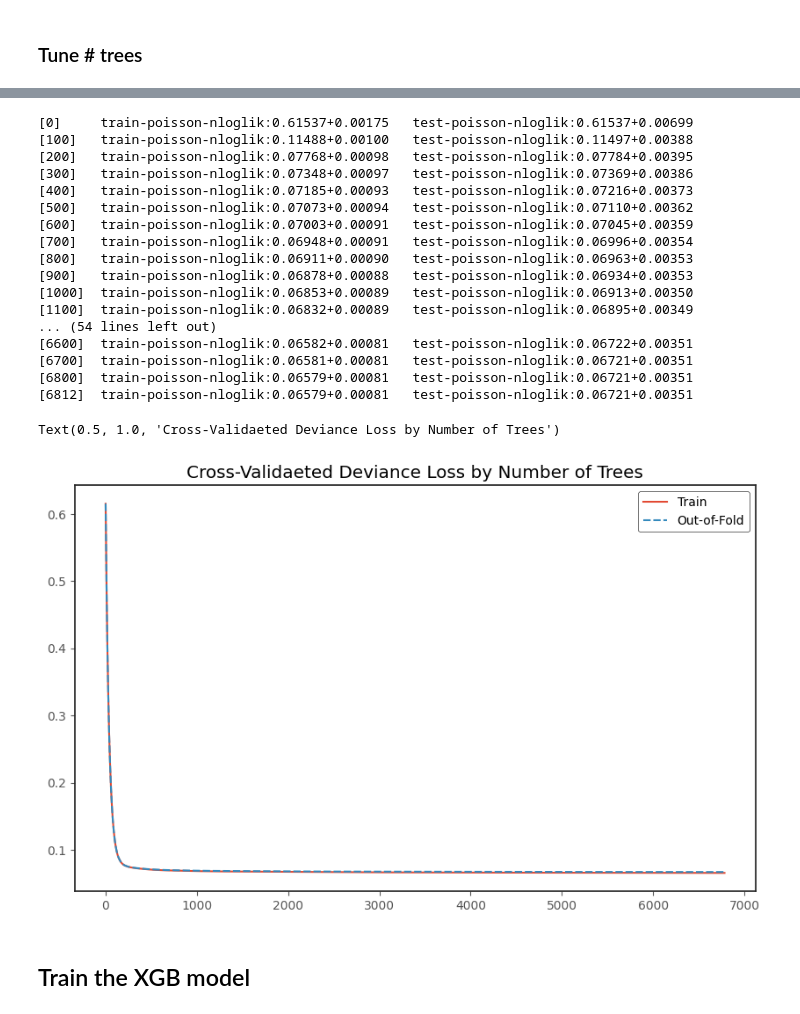
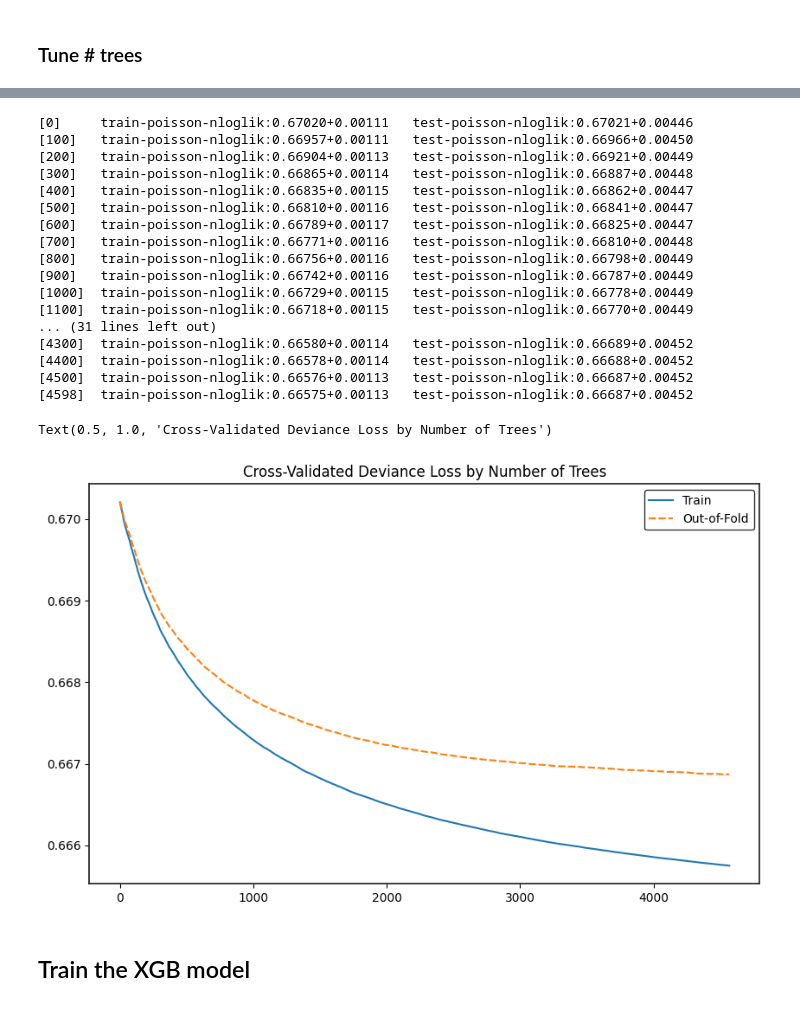
Before and after one commit to ckjackytam/ifoa-ds-health-care-wp, a Jupyter notebook: Python/big-pitch/03 - Interaction Detection with GBM.ipynb, the cells around one changed output, grey strips where cells are left out. Drawn from its saved outputs; the diff is of its cells as text; code cells hidden in the pictures.

Commit message:
Interaction detect V2

```diff
--- a/Python/big-pitch/03 - Interaction Detection with GBM.ipynb
+++ b/Python/big-pitch/03 - Interaction Detection with GBM.ipynb
@@ -52,16 +52,18 @@ act_death = "Death_Count"
 exp_death = "ExpDth_VBT2015_Cnt"
 exp_death_mi = "ExpDth_VBT2015wMI_Cnt"
 gam_rel_death = "ypred_death_count_rel"
+data_version = "_v2"
+model_version = "_v2"
 
 # Data
-data_file = "export/Modelling_data (Filtered, Synchronised Attained_Age and Grouped by Selected Features).parquet"
-sf_pred_file = "export/Single Factor Model Predictions.parquet"
+data_file = f"export/Modelling_data (Filtered and Grouped by Selected Features){data_version}.parquet"
+sf_pred_file = f"export/Single Factor Model Predictions{model_version}.parquet"
 
 # Define the modelling log that records key metrics in this notebook
-modelling_log = f"output/03_model_note_xgb_interaction_detection.xlsx"
+modelling_log = f"output/03_model_note_xgb_interaction_detection{model_version}.xlsx"
 
 # Define the name of the residual GBM model
-xgb_output = f"output/residual_xgb.json"
+xgb_output = f"output/residual_xgb{model_version}.json"
 # %% [markdown]
 ## Create Modelling Data
 # %%
@@ -116,8 +118,9 @@ dtype: int64
 num_feat = [
     "Observation_Year",
     "Duration",
-    "Attained_Age_Sync",
-    "Face_Amount_Band_ordinal"
+    "Attained_Age",
+    "Face_Amount_Band_ordinal",
+    "Issue_Age",
 ]
 
 # Define the list of categorical features
@@ -224,6 +227,11 @@ seed = 1997
 num_boost_round = 10000
 early_stopping_round = 30
 n_trials = 50
+monotone_constraints = {
+    "Issue_Age": 1,
+    "Duration": 1,
+    "Face_Amount_Band_ordinal": -1,
+}
 
 ###########################################################################
 ###########################################################################
@@ -370,7 +378,8 @@ all_params = {
     "eval_metric": metric,
     "device": device,
     "seed": seed,
-    **best_params
+    "monotone_constraints": monotone_constraints,
+    **best_params,
 }
 
 verbose = 100
@@ -389,48 +398,48 @@ xgb_cv = xgb.cv(
     verbose_eval=verbose,
 )
 # %% [output]
-[0]     train-poisson-nloglik:0.61537+0.00175   test-poisson-nloglik:0.61537+0.00699
-[100]   train-poisson-nloglik:0.11488+0.00100   test-poisson-nloglik:0.11497+0.00388
-[200]   train-poisson-nloglik:0.07768+0.00098   test-poisson-nloglik:0.07784+0.00395
-[300]   train-poisson-nloglik:0.07348+0.00097   test-poisson-nloglik:0.07369+0.00386
-[400]   train-poisson-nloglik:0.07185+0.00093   test-poisson-nloglik:0.07216+0.00373
-[500]   train-poisson-nloglik:0.07073+0.00094   test-poisson-nloglik:0.07110+0.00362
-[600]   train-poisson-nloglik:0.07003+0.00091   test-poisson-nloglik:0.07045+0.00359
-[700]   train-poisson-nloglik:0.06948+0.00091   test-poisson-nloglik:0.06996+0.00354
-[800]   train-poisson-nloglik:0.06911+0.00090   test-poisson-nloglik:0.06963+0.00353
-[900]   train-poisson-nloglik:0.06878+0.00088   test-poisson-nloglik:0.06934+0.00353
-[1000]  train-poisson-nloglik:0.06853+0.00089   test-poisson-nloglik:0.06913+0.00350
-[1100]  train-poisson-nloglik:0.06832+0.00089   test-poisson-nloglik:0.06895+0.00349
-... (54 lines left out)
-[6600]  train-poisson-nloglik:0.06582+0.00081   test-poisson-nloglik:0.06722+0.00351
-[6700]  train-poisson-nloglik:0.06581+0.00081   test-poisson-nloglik:0.06721+0.00351
-[6800]  train-poisson-nloglik:0.06579+0.00081   test-poisson-nloglik:0.06721+0.00351
-[6812]  train-poisson-nloglik:0.06579+0.00081   test-poisson-nloglik:0.06721+0.00351
+[0]     train-poisson-nloglik:0.67020+0.00111   test-poisson-nloglik:0.67021+0.00446
+[100]   train-poisson-nloglik:0.66957+0.00111   test-poisson-nloglik:0.66966+0.00450
+[200]   train-poisson-nloglik:0.66904+0.00113   test-poisson-nloglik:0.66921+0.00449
+[300]   train-poisson-nloglik:0.66865+0.00114   test-poisson-nloglik:0.66887+0.00448
+[400]   train-poisson-nloglik:0.66835+0.00115   test-poisson-nloglik:0.66862+0.00447
+[500]   train-poisson-nloglik:0.66810+0.00116   test-poisson-nloglik:0.66841+0.00447
+[600]   train-poisson-nloglik:0.66789+0.00117   test-poisson-nloglik:0.66825+0.00447
+[700]   train-poisson-nloglik:0.66771+0.00116   test-poisson-nloglik:0.66810+0.00448
+[800]   train-poisson-nloglik:0.66756+0.00116   test-poisson-nloglik:0.66798+0.00449
+[900]   train-poisson-nloglik:0.66742+0.00116   test-poisson-nloglik:0.66787+0.00449
+[1000]  train-poisson-nloglik:0.66729+0.00115   test-poisson-nloglik:0.66778+0.00449
+[1100]  train-poisson-nloglik:0.66718+0.00115   test-poisson-nloglik:0.66770+0.00449
+... (31 lines left out)
+[4300]  train-poisson-nloglik:0.66580+0.00114   test-poisson-nloglik:0.66689+0.00452
+[4400]  train-poisson-nloglik:0.66578+0.00114   test-poisson-nloglik:0.66688+0.00452
+[4500]  train-poisson-nloglik:0.66576+0.00113   test-poisson-nloglik:0.66687+0.00452
+[4598]  train-poisson-nloglik:0.66575+0.00113   test-poisson-nloglik:0.66687+0.00452
 # %%
 xgb_cv.rename(
     columns={f"train-{metric}-mean": "Train", f"test-{metric}-mean": "Out-of-Fold"},
     inplace=True,
 )
 
 plt.rcParams["axes.edgecolor"] = "0.15"
 plt.rcParams["axes.linewidth"]  = 1.25
 plt.rcParams["figure.figsize"] = [10, 6]
 
 fig, ax = plt.subplots(1)
 
 sns.lineplot(
     data=xgb_cv[["Train", "Out-of-Fold"]],
     ax=ax,
 )
 
 ax.grid(False)
 ax.set_facecolor("white")
 
 ax.legend(facecolor="white", edgecolor="black")
-ax.set_title(f"Cross-Validaeted Deviance Loss by Number of Trees")
+ax.set_title(f"Cross-Validated Deviance Loss by Number of Trees")
 # %% [output]
-Text(0.5, 1.0, 'Cross-Validaeted Deviance Loss by Number of Trees')
+Text(0.5, 1.0, 'Cross-Validated Deviance Loss by Number of Trees')
-[figure, old version]
+[figure, new version]
 # %% [markdown]
 ## Train the XGB model
 # %%
```
Also changed, not shown: parts of 25 cells of this notebook, 4 other files.
